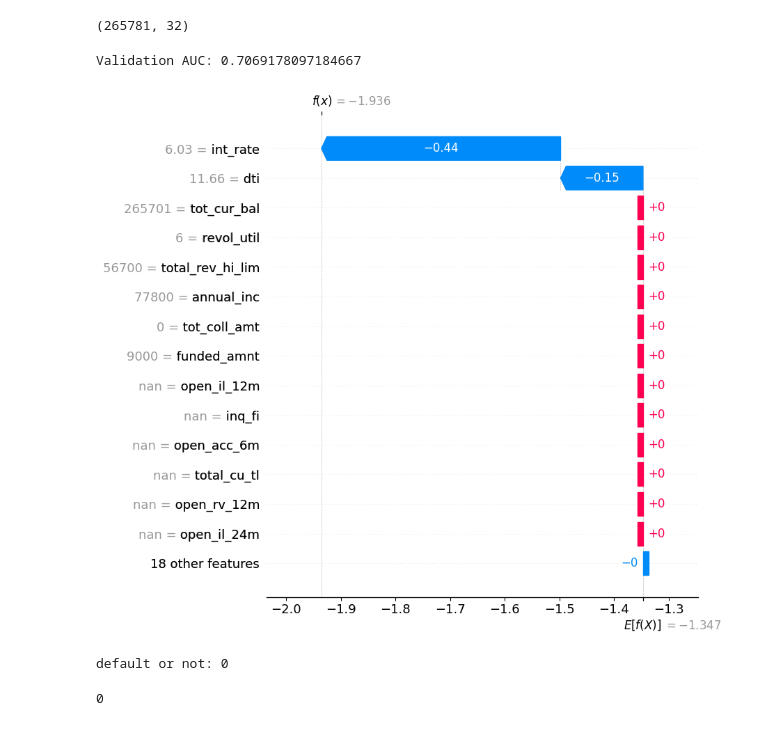
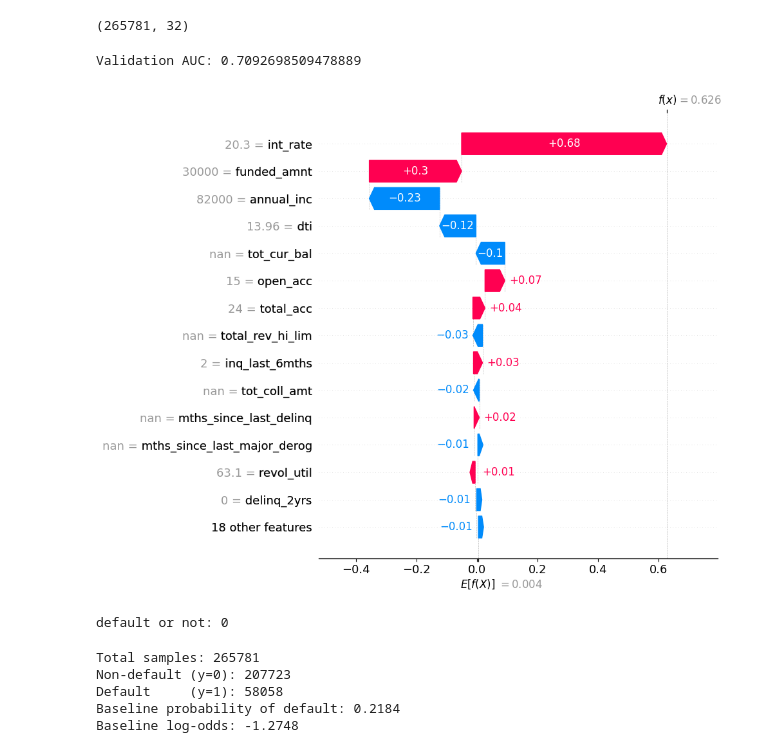
Before and after one commit to hlee014e/Projects, a Jupyter notebook: Credit-Risk/Credit_risk.ipynb, the cells around one changed output. Saved outputs shown, nothing was run; the diff lists cells and outputs as text; code cells hidden in the pictures.

```diff
--- a/Credit-Risk/Credit_risk.ipynb
+++ b/Credit-Risk/Credit_risk.ipynb
@@ -751,7 +751,7 @@ X_train, X_valid, y_train, y_valid = train_test_split(
 model = xgb.XGBClassifier(
     n_estimators=300,
     learning_rate=0.1,
-    max_depth=2,
+    max_depth=3,
     subsample=0.8,
     colsample_bytree=0.8,
     scale_pos_weight=(y_train==0).sum()/(y_train==1).sum(),
@@ -763,7 +763,7 @@ model.fit(X_train, y_train)
 pred = model.predict_proba(X_valid)[:,1]
 print("Validation AUC:", roc_auc_score(y_valid, pred))
 # %% [output]
-Validation AUC: 0.7069178097184667
+Validation AUC: 0.7092698509478889
 # %%
 # 1) Install & imports (once per session)
 !pip -q install shap
@@ -776,13 +776,34 @@ explainer = shap.TreeExplainer(model)
 shap_values = explainer(X_valid)   # SHAP in log-odds; Explanation object
 # %%
 # 3) Waterfall plot for the FIRST row (row 0)
-row_idx = 0
+row_idx = 3
 shap.plots.waterfall(shap_values[row_idx], max_display=15)
-print('default or not:',y[0])
+print('default or not:',y[3])
 # %% [output]
-[figure, old version]
+[figure, new version]
 default or not: 0
-# %%
-print(y[0])
-# %% [output]
-0
+# %%
+import numpy as np
+
+# counts
+n_good = (y == 0).sum()   # non-defaults
+n_bad  = (y == 1).sum()   # defaults
+
+# baseline probability of default
+p_default = n_bad / (n_good + n_bad)
+p_good = n_good / (n_good + n_bad)
+
+# baseline log-odds (what XGBoost uses as base_value)
+baseline_log_odds = np.log(p_default / p_good)
+
+print(f"Total samples: {n_good + n_bad}")
+print(f"Non-default (y=0): {n_good}")
+print(f"Default     (y=1): {n_bad}")
+print(f"Baseline probability of default: {p_default:.4f}")
+print(f"Baseline log-odds: {baseline_log_odds:.4f}")
+# %% [output]
+Total samples: 265781
+Non-default (y=0): 207723
+Default     (y=1): 58058
+Baseline probability of default: 0.2184
+Baseline log-odds: -1.2748
```
Also changed, not shown: parts of 1 cell of this notebook.
